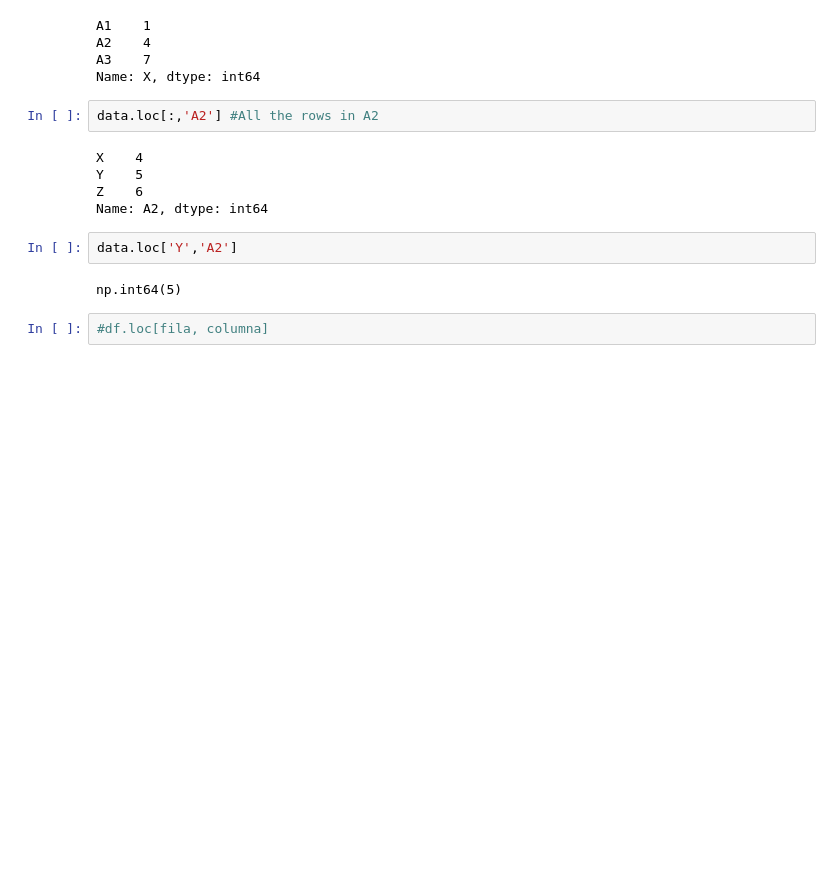
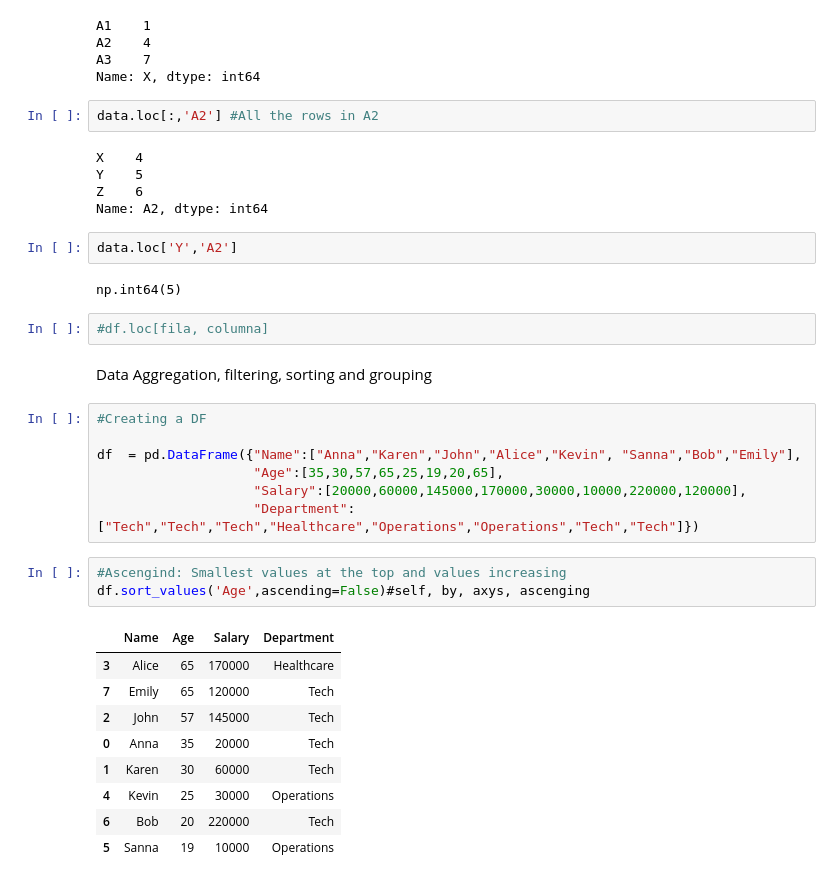
Before and after one commit to hectorherreraespinola/EDA_FreeCodeCamp, a Jupyter notebook: EDA.ipynb, the cells around one changed output. Drawn from its saved outputs; the diff is of its cells as text; blank space fills up the shorter version.

Commit message:
DataAggregation

```diff
--- a/EDA.ipynb
+++ b/EDA.ipynb
@@ -200,3 +200,25 @@ data.loc['Y','A2']
 np.int64(5)
 # %%
 #df.loc[fila, columna]
+# %% [markdown]
+Data Aggregation, filtering, sorting and grouping
+# %%
+#Creating a DF
+
+df  = pd.DataFrame({"Name":["Anna","Karen","John","Alice","Kevin", "Sanna","Bob","Emily"],
+                    "Age":[35,30,57,65,25,19,20,65],
+                    "Salary":[20000,60000,145000,170000,30000,10000,220000,120000],
+                    "Department":["Tech","Tech","Tech","Healthcare","Operations","Operations","Tech","Tech"]})
+# %%
+#Ascengind: Smallest values at the top and values increasing
+df.sort_values('Age',ascending=False)#self, by, axys, ascenging
+# %% [output]
+|  | Name | Age | Salary | Department |
+| 3 | Alice | 65 | 170000 | Healthcare |
+| 7 | Emily | 65 | 120000 | Tech |
+| 2 | John | 57 | 145000 | Tech |
+| 0 | Anna | 35 | 20000 | Tech |
+| 1 | Karen | 30 | 60000 | Tech |
+| 4 | Kevin | 25 | 30000 | Operations |
+| 6 | Bob | 20 | 220000 | Tech |
+| 5 | Sanna | 19 | 10000 | Operations |
```
Also changed, not shown: parts of 7 cells of this notebook.
